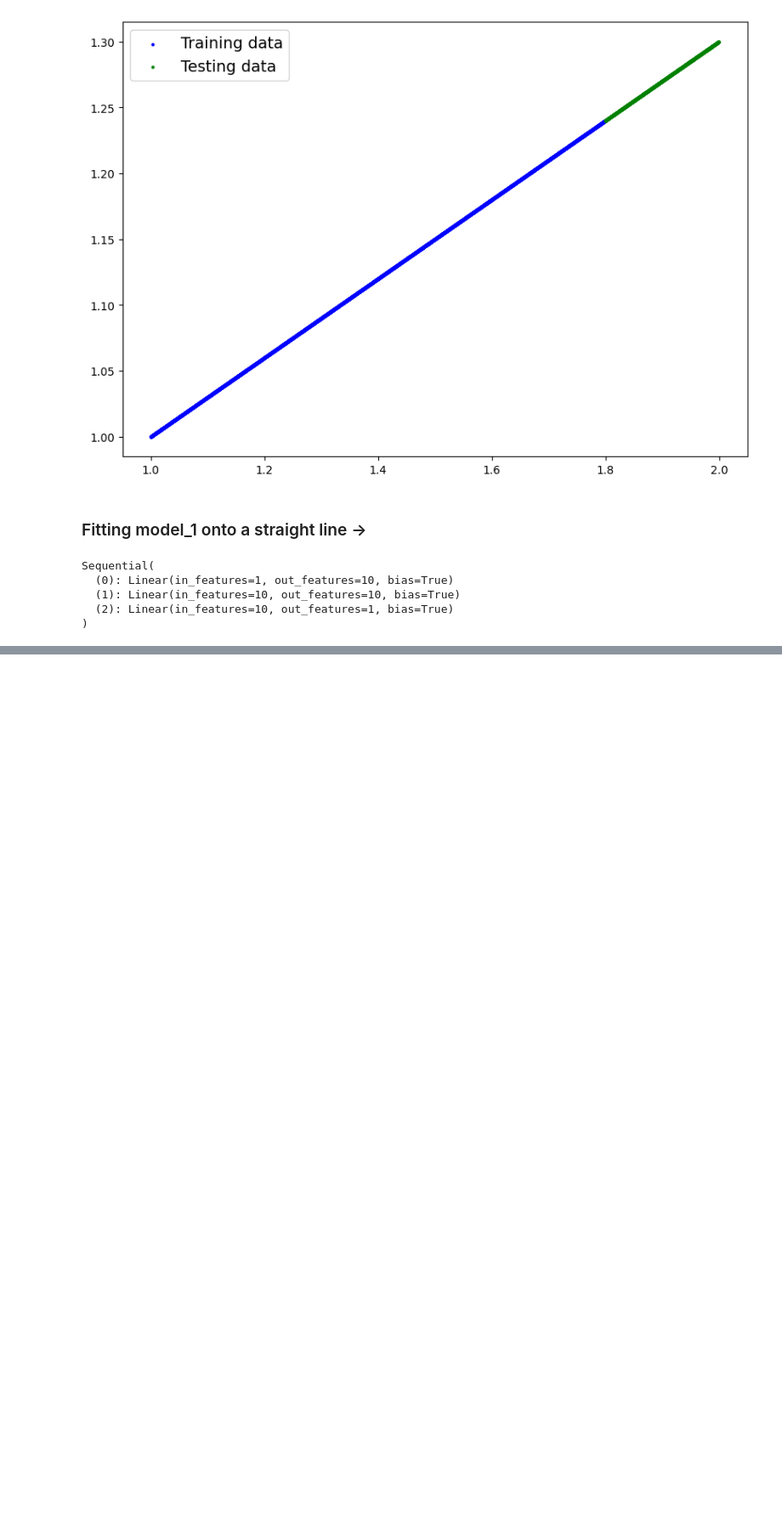
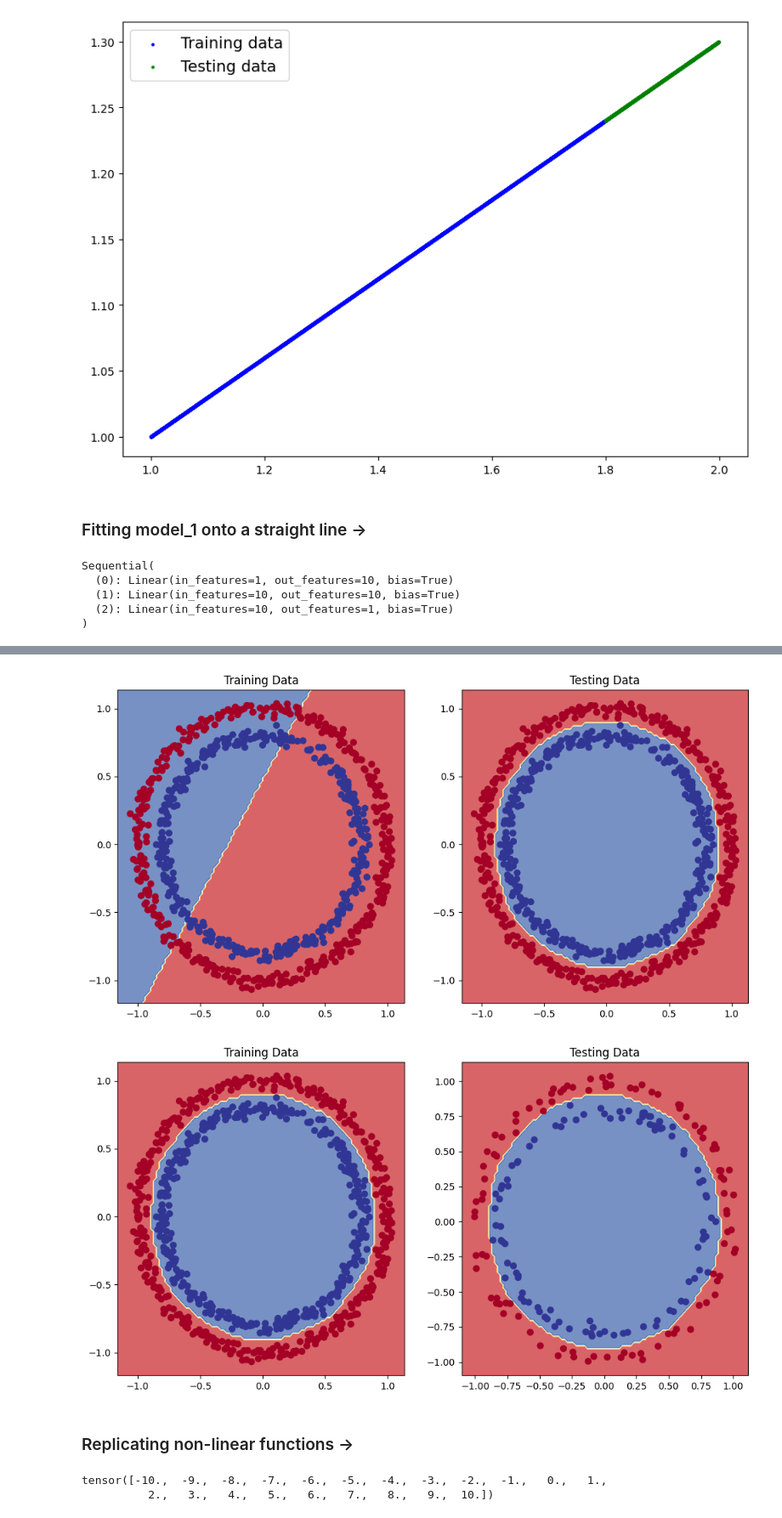
Before and after one commit to gauravmishraokok/learningPyTorch, a Jupyter notebook: 03_PyTorch Neural Network Classification/PyTorch_Neural_Network_Classification.ipynb, the cells around one changed output, grey strips where cells are left out. Shown at 85% size. Drawn from its saved outputs; the diff is of its cells as text; code cells hidden in the pictures; blank space fills up the shorter version.

```diff
--- a/03_PyTorch Neural Network Classification/PyTorch_Neural_Network_Classification.ipynb
+++ b/03_PyTorch Neural Network Classification/PyTorch_Neural_Network_Classification.ipynb
@@ -770,0 +811,19 @@ Our Model works perfectly for linear data as it comprises of Linear Functions on
+# %%
+class CircleModelV3(nn.Module):
+    def __init__(self):
+        super().__init__()
+
+        #Layers ->
+        self.layer1= nn.Linear(in_features=2,out_features=128)
+        self.layer2= nn.Linear(in_features=128,out_features=128)
+        self.layer3= nn.Linear(in_features=128,out_features=1)
+
+        #Activation Function ->
+        self.relu=nn.ReLU()
+
+    def forward(self,x):
+        return self.layer3(self.relu(self.layer2(self.relu(self.layer1(x)))))
+# %%
+model_3= CircleModelV3().to(device)
+loss_fn=nn.BCEWithLogitsLoss()
+optimizer=torch.optim.SGD(params=model_3.parameters(), lr = 0.02)
@@ -770,0 +867,36 @@ Our Model works perfectly for linear data as it comprises of Linear Functions on
+# %%
+#Plotting model 1 and model 3 for comparision ->
+
+model3_predictions = torch.round(torch.sigmoid(model_3(X_test))).squeeze()
+
+plt.figure(figsize=(12,6))
+plt.subplot(1,2,1)
+plt.title("Training Data")
+plot_decision_boundary(model_1,X_train,y_train) #Linear
+
+plt.subplot(1,2,2)
+plt.title("Testing Data")
+plot_decision_boundary(model_3,X_train,y_train) #Non-Linear
+
+#Plotting Standalone
+print("\n\n")
+plt.figure(figsize=(12,6))
+plt.subplot(1,2,1)
+plt.title("Training Data")
+plot_decision_boundary(model_3,X_train,y_train)
+
+plt.subplot(1,2,2)
+plt.title("Testing Data")
+plot_decision_boundary(model_3,X_test,y_test)
+# %% [output]
+[figure, added]
+[figure, added]
+# %% [markdown]
+### Replicating non-linear functions ->
+# %%
+#Create a tensor ->
+A=torch.arange(-10.,11,1)
+A
+# %% [output]
+tensor([-10.,  -9.,  -8.,  -7.,  -6.,  -5.,  -4.,  -3.,  -2.,  -1.,   0.,   1.,
+          2.,   3.,   4.,   5.,   6.,   7.,   8.,   9.,  10.])
```
Also changed, not shown: parts of 37 cells of this notebook.
